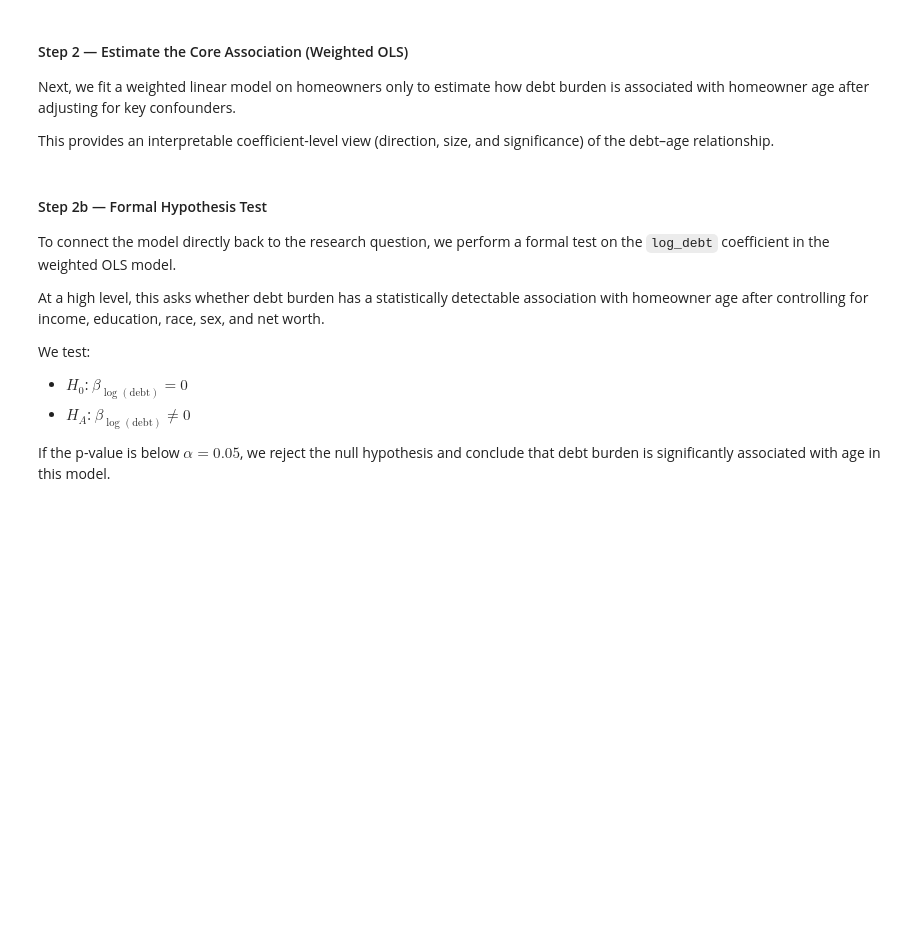
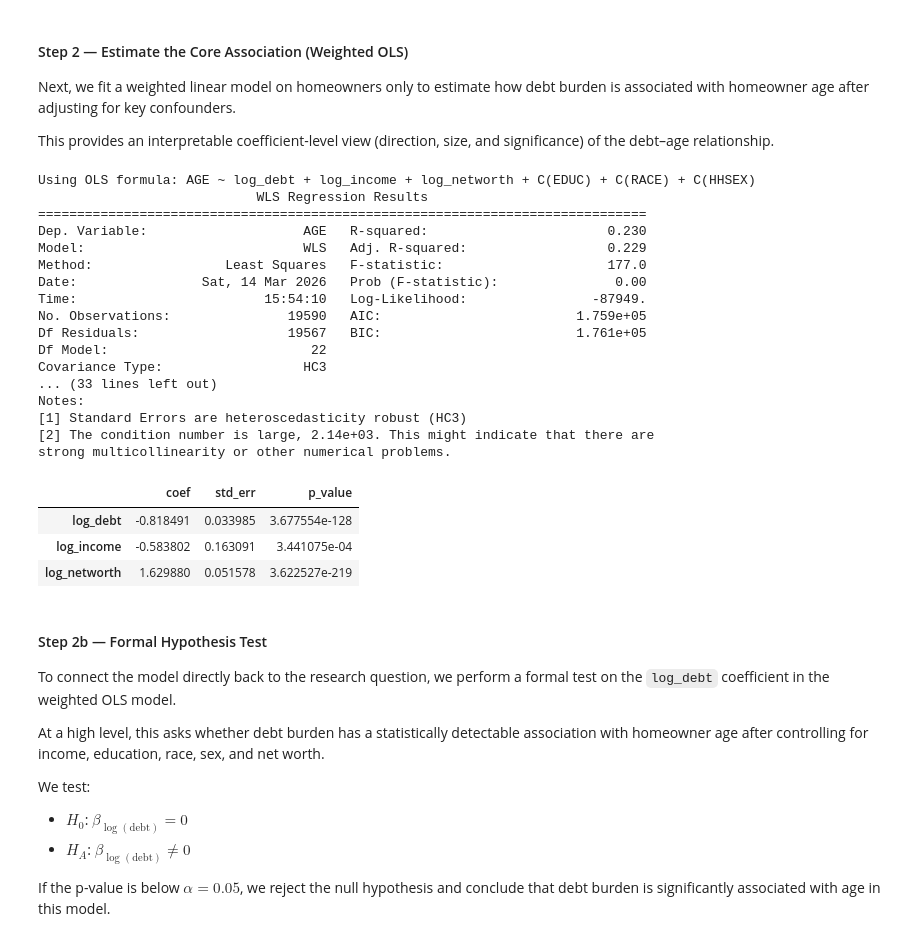
Before and after one commit to RaghavDewangan/Math189FinalProject, a Jupyter notebook: final.ipynb, the cells around one changed output. Saved outputs shown, nothing was run; the diff lists cells and outputs as text; code cells hidden in the pictures; blank space fills up the shorter version.

Commit message:
variable selection

```diff
--- a/final.ipynb
+++ b/final.ipynb
@@ -468,23 +850,48 @@ Next, we fit a weighted linear model on homeowners only to estimate how debt bur
 This provides an interpretable coefficient-level view (direction, size, and significance) of the debt–age relationship.
 # %%
 # 1) Weighted OLS among homeowners: association between debt burden and age
-ols_formula = "AGE ~ log_debt + DEBT2INC + log_income + log_networth + C(EDUC) + C(RACE) + C(HHSEX)"
+full_ols_formula = "AGE ~ log_debt + DEBT2INC + log_income + log_networth + C(EDUC) + C(RACE) + C(HHSEX)"
+ols_formula = selected_ols_formula if 'selected_ols_formula' in globals() else full_ols_formula
+
+print('Using OLS formula:', ols_formula)
 
 ols_fit = smf.wls(
     ols_formula,
     data=owners_df,
     weights=owners_df['WGT']
 ).fit(cov_type='HC3')
 
 print(ols_fit.summary())
 
 # Key coefficients table
 ols_key = ols_fit.params.to_frame('coef').join(
     ols_fit.bse.to_frame('std_err')
 ).join(
     ols_fit.pvalues.to_frame('p_value')
 )
 ols_key.loc[[idx for idx in ols_key.index if idx in ['log_debt', 'DEBT2INC', 'log_income', 'log_networth']]]
+# %% [output]
+Using OLS formula: AGE ~ log_debt + log_income + log_networth + C(EDUC) + C(RACE) + C(HHSEX)
+                            WLS Regression Results
+==============================================================================
+Dep. Variable:                    AGE   R-squared:                       0.230
+Model:                            WLS   Adj. R-squared:                  0.229
+Method:                 Least Squares   F-statistic:                     177.0
+Date:                Sat, 14 Mar 2026   Prob (F-statistic):               0.00
+Time:                        15:54:10   Log-Likelihood:                -87949.
+No. Observations:               19590   AIC:                         1.759e+05
+Df Residuals:                   19567   BIC:                         1.761e+05
+Df Model:                          22
+Covariance Type:                  HC3
+... (33 lines left out)
+Notes:
+[1] Standard Errors are heteroscedasticity robust (HC3)
+[2] The condition number is large, 2.14e+03. This might indicate that there are
+strong multicollinearity or other numerical problems.
+|  | coef | std_err | p_value |
+| log_debt | -0.818491 | 0.033985 | 3.677554e-128 |
+| log_income | -0.583802 | 0.163091 | 3.441075e-04 |
+| log_networth | 1.629880 | 0.051578 | 3.622527e-219 |
 # %% [markdown]
 #### Step 2b — Formal Hypothesis Test
 
```
Also changed, not shown: parts of 23 cells of this notebook.
